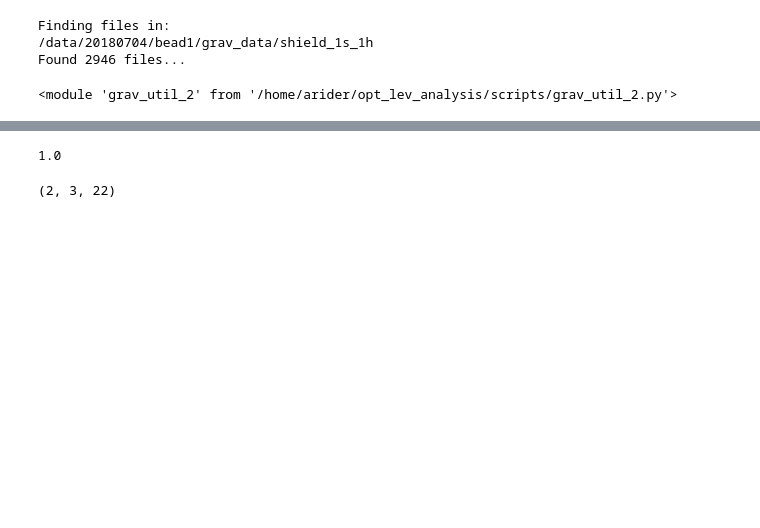
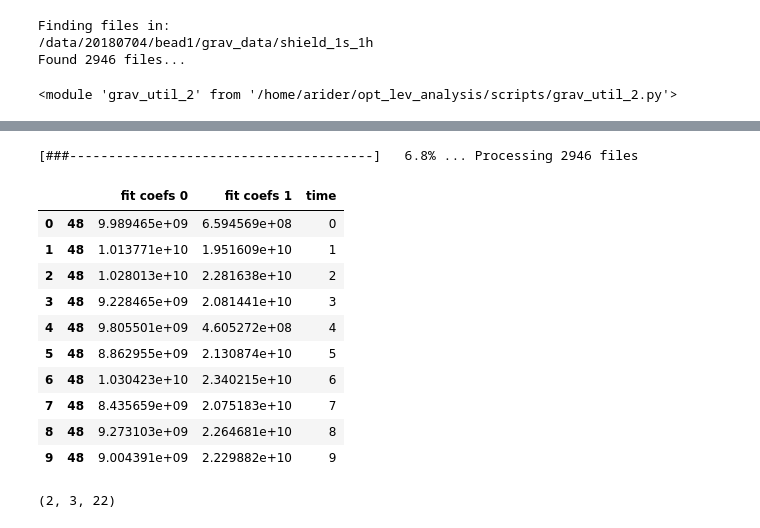
Before and after one commit to charlesblakemore/opt_lev_analysis, a Jupyter notebook: scripts/microgravity/grav_util_2_wtf.ipynb, the cells around one changed output, grey strips where cells are left out. Saved outputs shown, nothing was run; the diff lists cells and outputs as text; code cells hidden in the pictures; blank space fills up the shorter version.

Commit message:
grav_util_2 fit alpha versus time now fits x y and z independly. fitting needs to be validated

```diff
--- a/scripts/microgravity/grav_util_2_wtf.ipynb
+++ b/scripts/microgravity/grav_util_2_wtf.ipynb
@@ -54,4 +31,28 @@ plt.show()
-# %%
-np.imag(1.j)
-# %% [output]
-1.0
+# %%
+Nf = 2946
+AD = gu2.AggregateData(datafiles[:Nf])
+AD.load_grav_funcs(theory_data_dir)
+fitData = AD.find_alpha_vs_time()
+# %% [output]
+[###---------------------------------------]   6.8% ... Processing 2946 files
+# %%
+fitData["time"] = fitData.index.levels[0]
+fitData[["fit coefs 0", "fit coefs 1"]] = np.real(fitData[["fit coefs 0", "fit coefs 1"]])
+# %%
+errors = fitData[["sigmas 0", "sigmas 1", "time"]]
+errors.columns = ["fit coefs 0", "fit coefs 1", "time"]
+errors["fit coefs 1"] = np.array(errors["fit coefs 1"], dtype = 'float')
+# %%
+errors[:10]
+# %% [output]
+|  |  | fit coefs 0 | fit coefs 1 | time |
+| 0 | 48 | 9.989465e+09 | 6.594569e+08 | 0 |
+| 1 | 48 | 1.013771e+10 | 1.951609e+10 | 1 |
+| 2 | 48 | 1.028013e+10 | 2.281638e+10 | 2 |
+| 3 | 48 | 9.228465e+09 | 2.081441e+10 | 3 |
+| 4 | 48 | 9.805501e+09 | 4.605272e+08 | 4 |
+| 5 | 48 | 8.862955e+09 | 2.130874e+10 | 5 |
+| 6 | 48 | 1.030423e+10 | 2.340215e+10 | 6 |
+| 7 | 48 | 8.435659e+09 | 2.075183e+10 | 7 |
+| 8 | 48 | 9.273103e+09 | 2.264681e+10 | 8 |
+| 9 | 48 | 9.004391e+09 | 2.229882e+10 | 9 |
```
Also changed, not shown: parts of 22 cells of this notebook, 1 other file.
